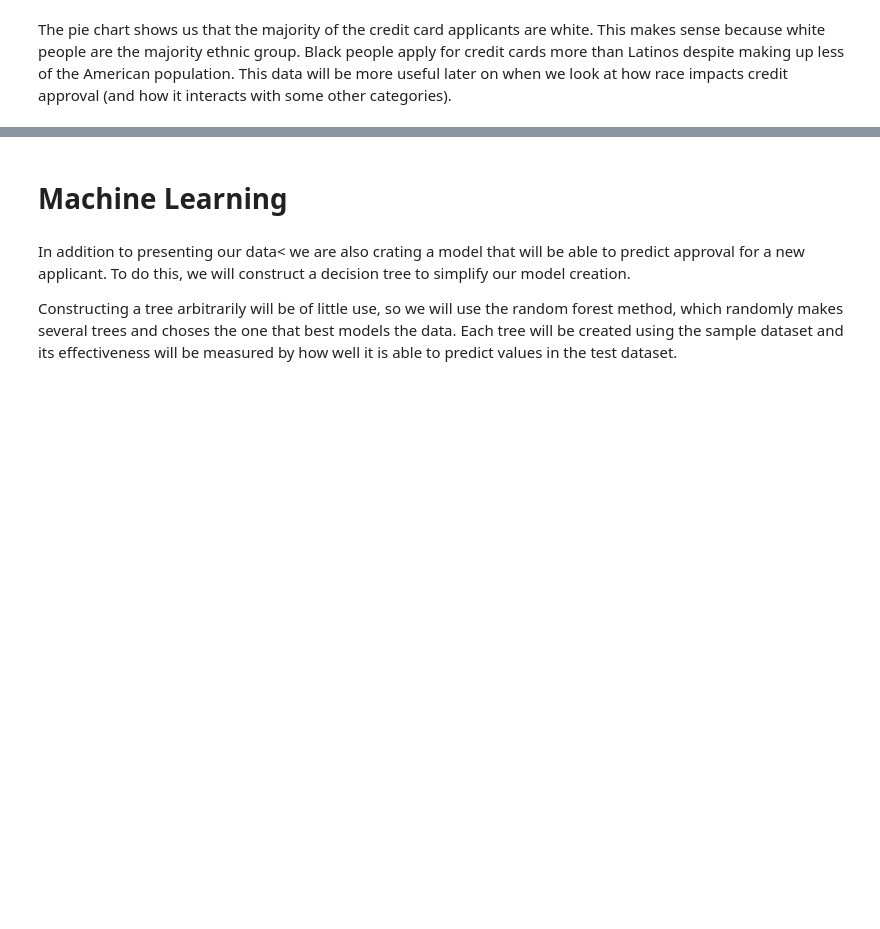
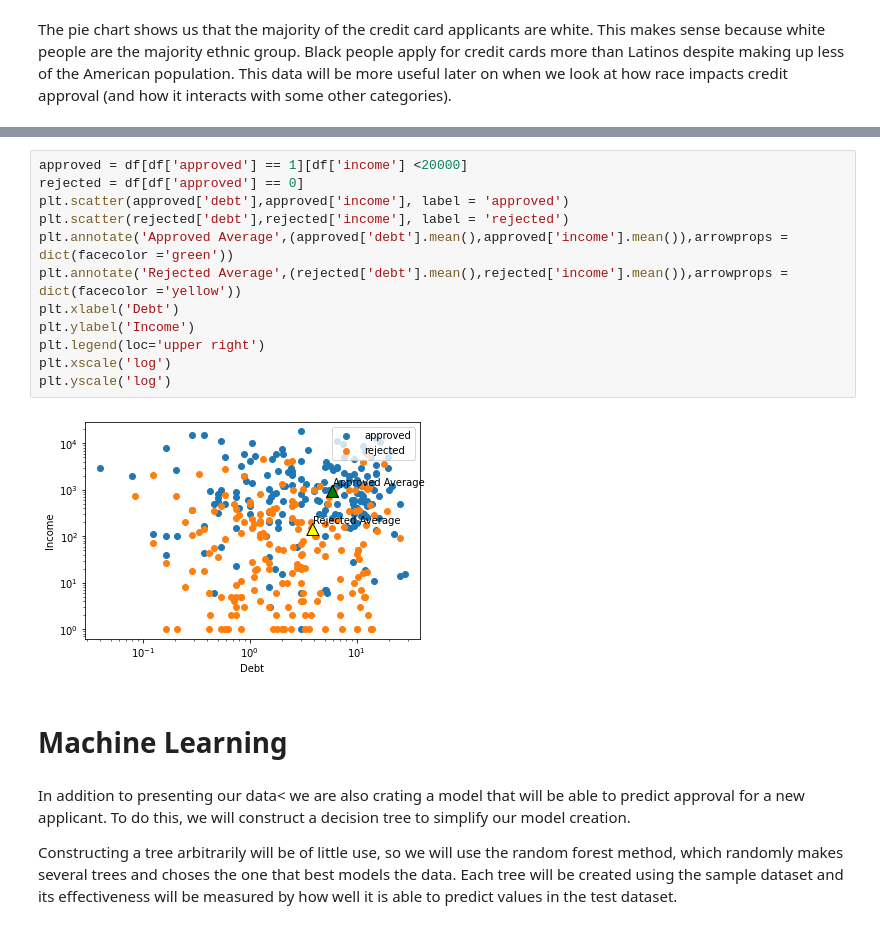
Before and after one commit to walterosborne/320final, a Jupyter notebook: Final.ipynb, the cells around one changed output, grey strips where cells are left out. Cells and saved outputs as stored; diff of their text form; blank space fills up the shorter version.

Commit message:
Log graph

```diff
--- a/Final.ipynb
+++ b/Final.ipynb
@@ -384,3 +378,17 @@ df[df['income'] >= 500][df['ethnicity']=='latino']
+# %%
+approved = df[df['approved'] == 1][df['income'] <20000]
+rejected = df[df['approved'] == 0]
+plt.scatter(approved['debt'],approved['income'], label = 'approved')
+plt.scatter(rejected['debt'],rejected['income'], label = 'rejected')
+plt.annotate('Approved Average',(approved['debt'].mean(),approved['income'].mean()),arrowprops = dict(facecolor ='green'))
+plt.annotate('Rejected Average',(rejected['debt'].mean(),rejected['income'].mean()),arrowprops = dict(facecolor ='yellow'))
+plt.xlabel('Debt')
+plt.ylabel('Income')
+plt.legend(loc='upper right')
+plt.xscale('log')
+plt.yscale('log')
+# %% [output]
+[figure, added]
 # %% [markdown]
 # Machine Learning
 # %% [markdown]
```
Also changed, not shown: parts of 4 cells of this notebook.
